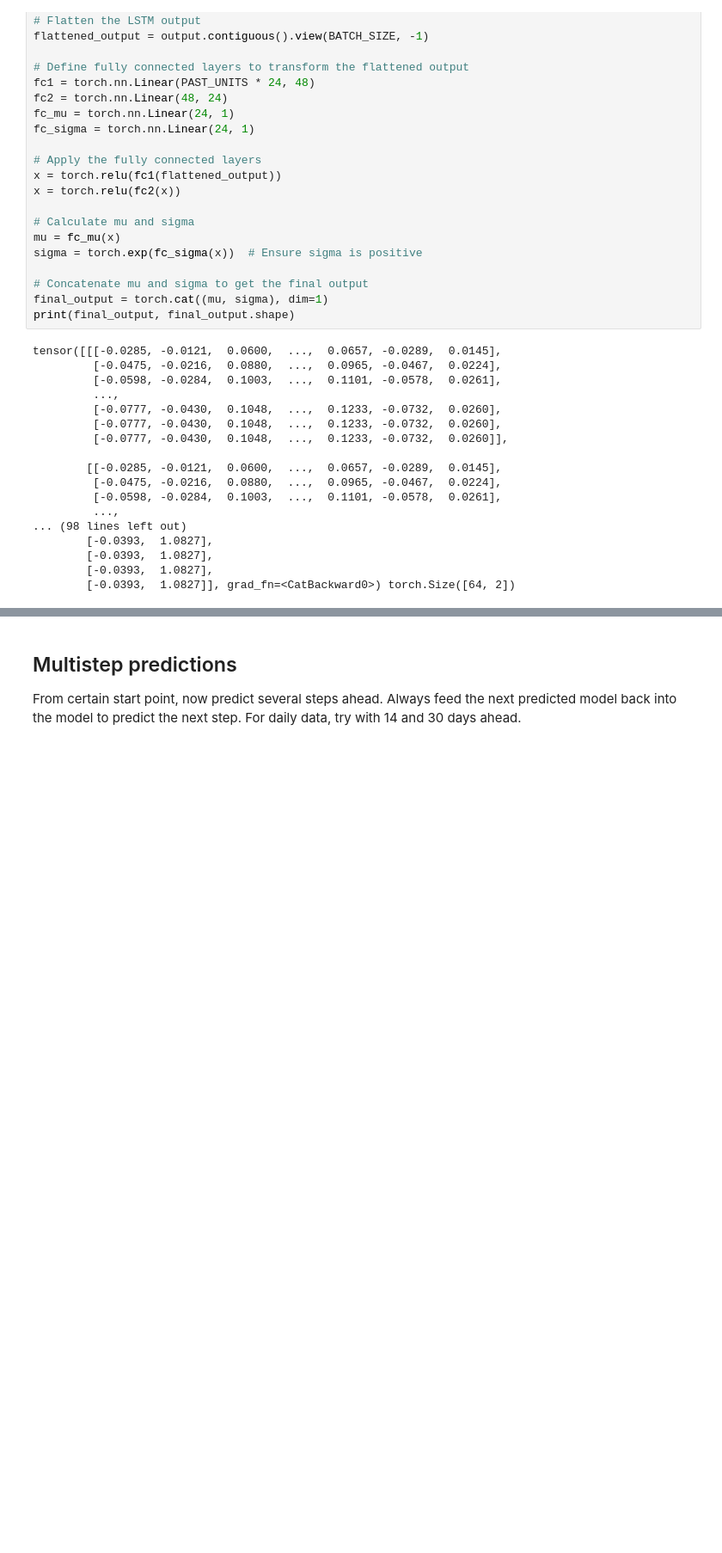
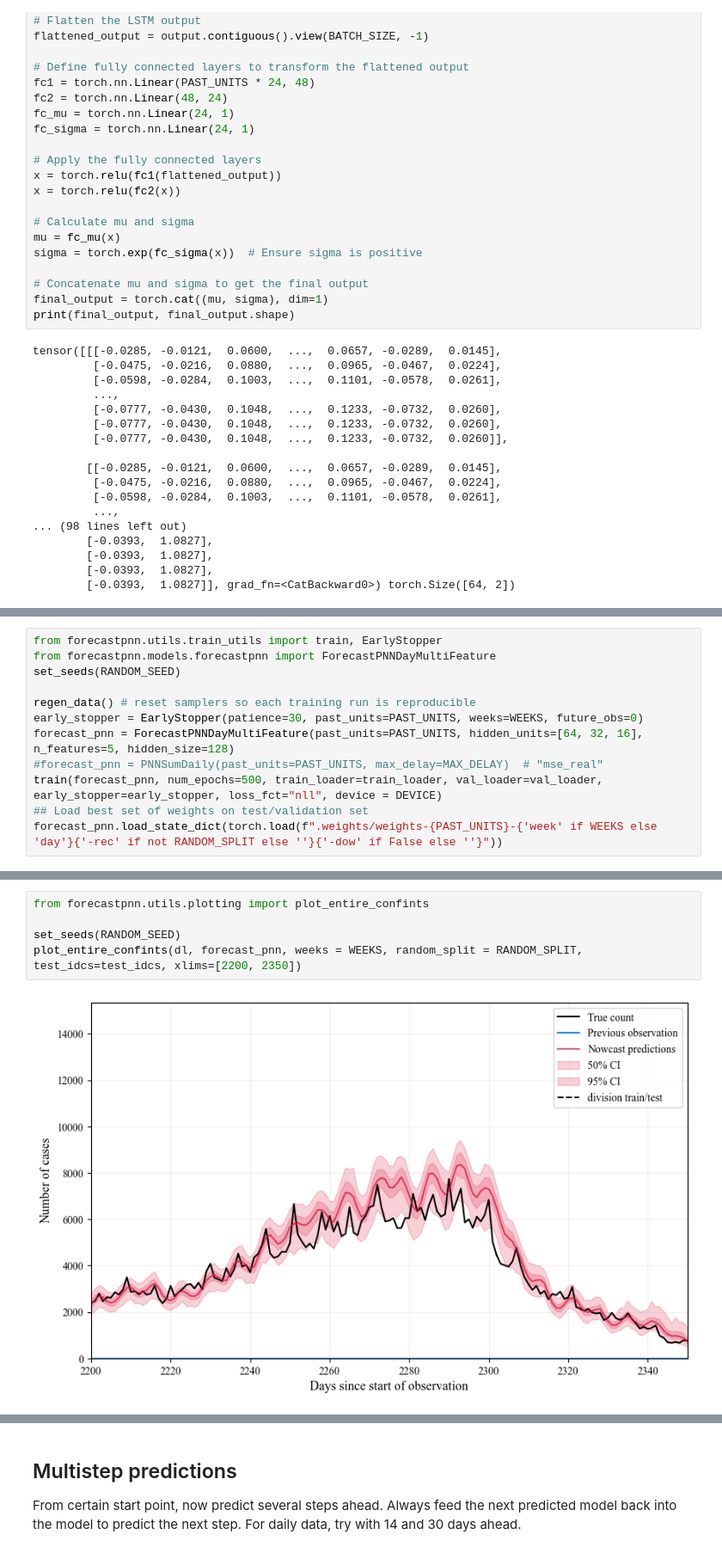
Before and after one commit to silaskoemen/ForecastPNN, a Jupyter notebook: exploration/train_model.ipynb, the cells around one changed output, grey strips where cells are left out. Shown at 86% size. Saved outputs shown, nothing was run; the diff lists cells and outputs as text; blank space fills up the shorter version.

```diff
--- a/exploration/train_model.ipynb
+++ b/exploration/train_model.ipynb
@@ -275,0 +345,12 @@ tensor([[[-0.0285, -0.0121,  0.0600,  ...,  0.0657, -0.0289,  0.0145],
+# %%
+from forecastpnn.utils.train_utils import train, EarlyStopper
+from forecastpnn.models.forecastpnn import ForecastPNNDayMultiFeature
+set_seeds(RANDOM_SEED)
+
+regen_data() # reset samplers so each training run is reproducible
+early_stopper = EarlyStopper(patience=30, past_units=PAST_UNITS, weeks=WEEKS, future_obs=0)
+forecast_pnn = ForecastPNNDayMultiFeature(past_units=PAST_UNITS, hidden_units=[64, 32, 16], n_features=5, hidden_size=128)
+#forecast_pnn = PNNSumDaily(past_units=PAST_UNITS, max_delay=MAX_DELAY)  # "mse_real"
+train(forecast_pnn, num_epochs=500, train_loader=train_loader, val_loader=val_loader, early_stopper=early_stopper, loss_fct="nll", device = DEVICE)
+## Load best set of weights on test/validation set
+forecast_pnn.load_state_dict(torch.load(f".weights/weights-{PAST_UNITS}-{'week' if WEEKS else 'day'}{'-rec' if not RANDOM_SPLIT else ''}{'-dow' if False else ''}"))
@@ -275,0 +376,7 @@ tensor([[[-0.0285, -0.0121,  0.0600,  ...,  0.0657, -0.0289,  0.0145],
+# %%
+from forecastpnn.utils.plotting import plot_entire_confints
+
+set_seeds(RANDOM_SEED)
+plot_entire_confints(dl, forecast_pnn, weeks = WEEKS, random_split = RANDOM_SPLIT, test_idcs=test_idcs, xlims=[2200, 2350])
+# %% [output]
+[figure, added]
```
Also changed, not shown: parts of 7 cells of this notebook, 16 other files.
